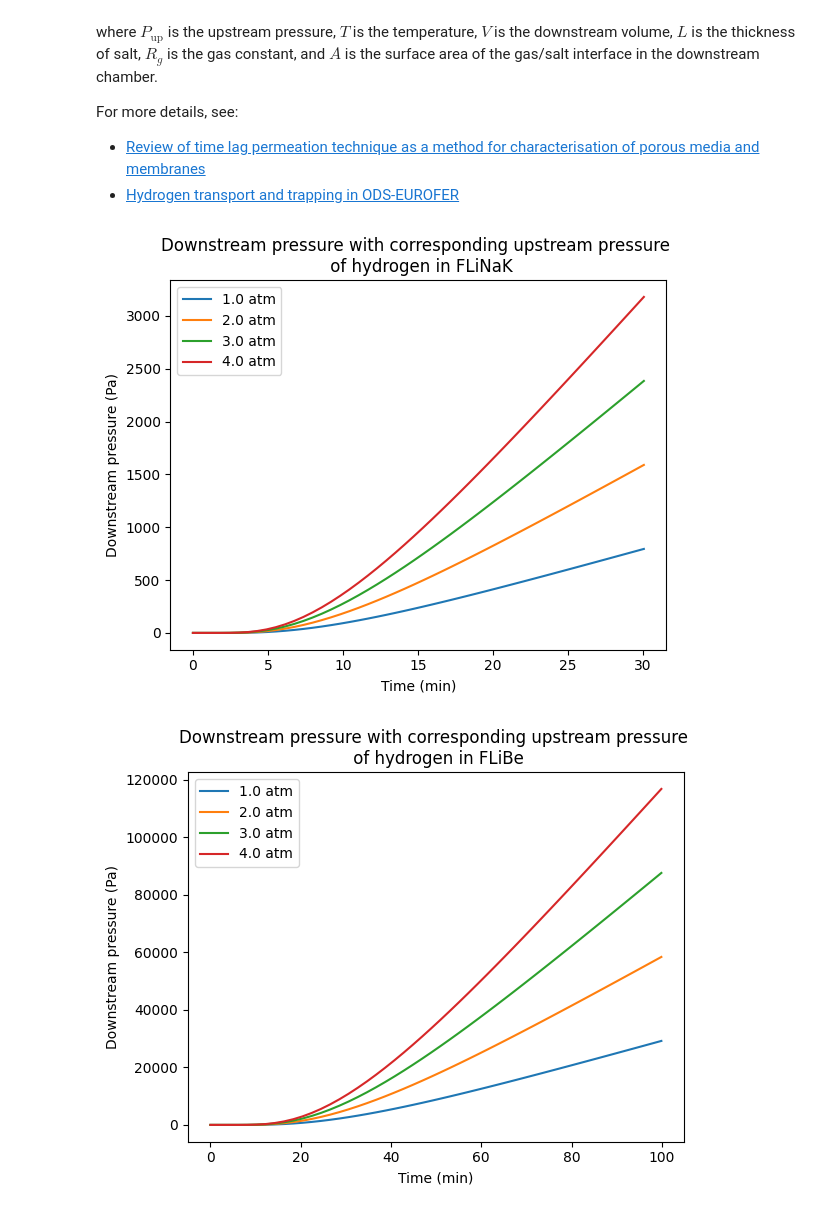
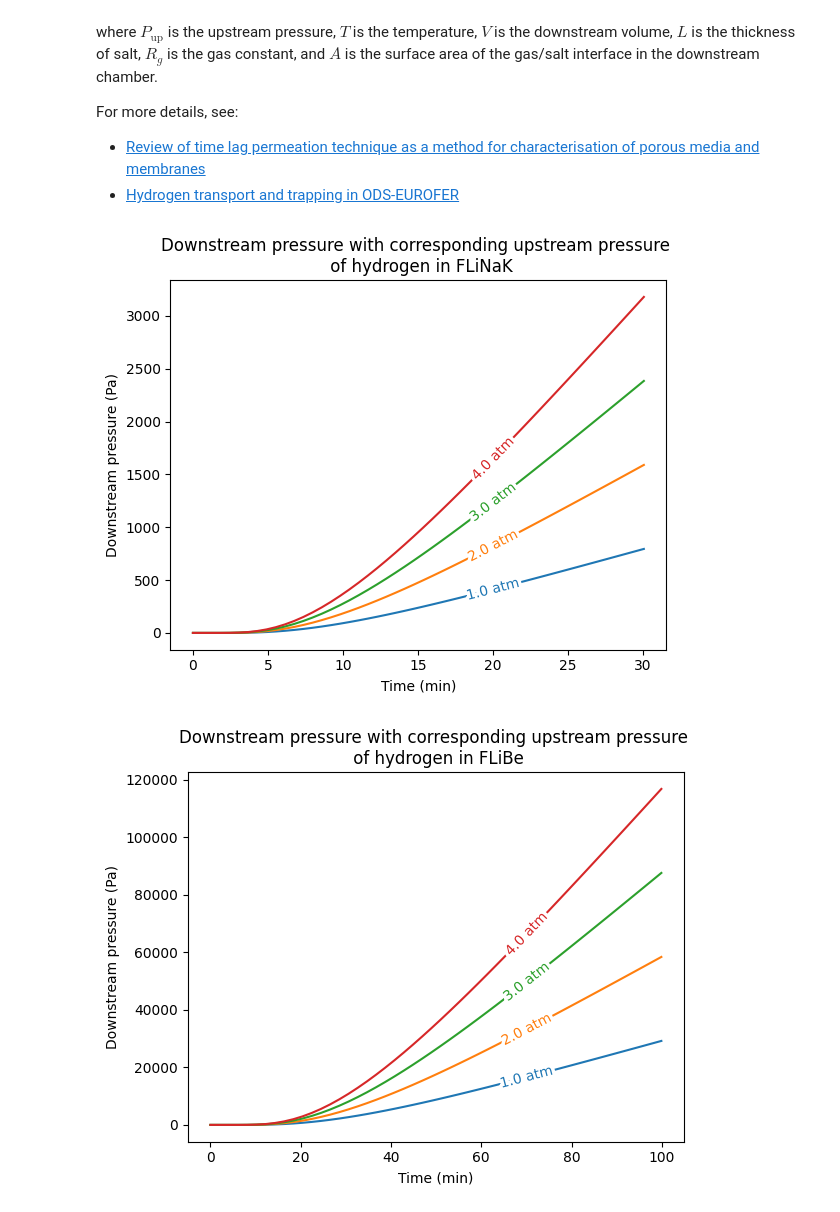
Before and after one commit to RemDelaporteMathurin/hyperion, a Jupyter notebook: pressure_rise.ipynb, the cells around one changed output. Saved outputs shown, nothing was run; the diff lists cells and outputs as text; code cells hidden in the pictures.

Commit message:
better legend

```diff
--- a/pressure_rise.ipynb
+++ b/pressure_rise.ipynb
@@ -91,33 +91,36 @@ def downstream_pressure(t, P_up, diff, sol):
     return Rg * T / V_down * A / L * diff * sol * P_up * (t - tau + transient_term)
 # %%
 import matplotlib.pyplot as plt
-
+from labellines import labelLine, labelLines
 tau_flinak = L**2 / (6 * D_flinak)
 t = np.linspace(0, 3 * tau_flinak).to(ureg.min)
 pressures = (np.linspace(1, 4, num=4) * htm.ureg.atm)
 for P_up in pressures:
-    plt.plot(t, downstream_pressure(t, P_up, D_flinak, K_flinak).to(ureg.Pa), label = f"{P_up:~P}")
+    p_down = downstream_pressure(t, P_up, D_flinak, K_flinak).to(ureg.Pa)
+    plt.plot(t, p_down, label = f"{P_up:~P}")
 #p_down = downstream_pressure(t, P_up).to(ureg.Pa)
 
 #plt.plot(t, p_down)
-plt.legend()
+# plt.legend()
+labelLines(plt.gca().get_lines(), xvals=[20] * 4)
 plt.xlabel(f"Time ({t.units:~})")
-plt.ylabel(f"Downstream pressure (Pa)")
+plt.ylabel(f"Downstream pressure ({p_down.units:~})")
 plt.title("Downstream pressure with corresponding upstream pressure \n of hydrogen in FLiNaK")
 plt.show()
 # %% [output]
-[figure, old version]
+[figure, new version]
 # %%
 tau_flibe = L**2 / (6 * D_flibe)
 t = np.linspace(0, 3 * tau_flibe).to(ureg.min)
 pressures = (np.linspace(1, 4, num=4) * htm.ureg.atm)
 for P_up in pressures:
-    plt.plot(t, downstream_pressure(t, P_up, D_flibe, K_flibe).to(ureg.Pa), label = f"{P_up:~P}")
+    p_down = downstream_pressure(t, P_up, D_flibe, K_flibe).to(ureg.Pa)
+    plt.plot(t, p_down, label = f"{P_up:~P}")
 
-plt.legend()
+labelLines(plt.gca().get_lines(), xvals=[70] * 4)
 plt.xlabel(f"Time ({t.units:~})")
-plt.ylabel(f"Downstream pressure (Pa)")
+plt.ylabel(f"Downstream pressure ({p_down.units:~})")
 plt.title("Downstream pressure with corresponding upstream pressure \n of hydrogen in FLiBe")
 plt.show()
 # %% [output]
-[figure, old version]
+[figure, new version]
```
Also changed, not shown: 1 other file.
